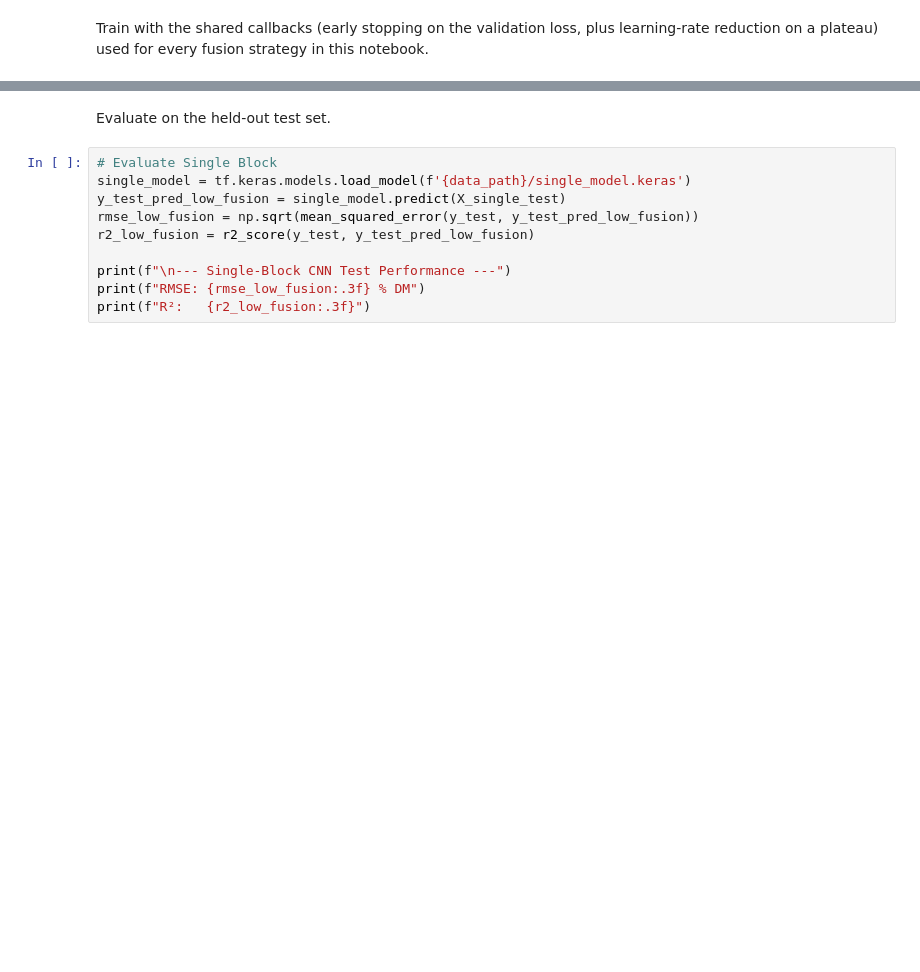
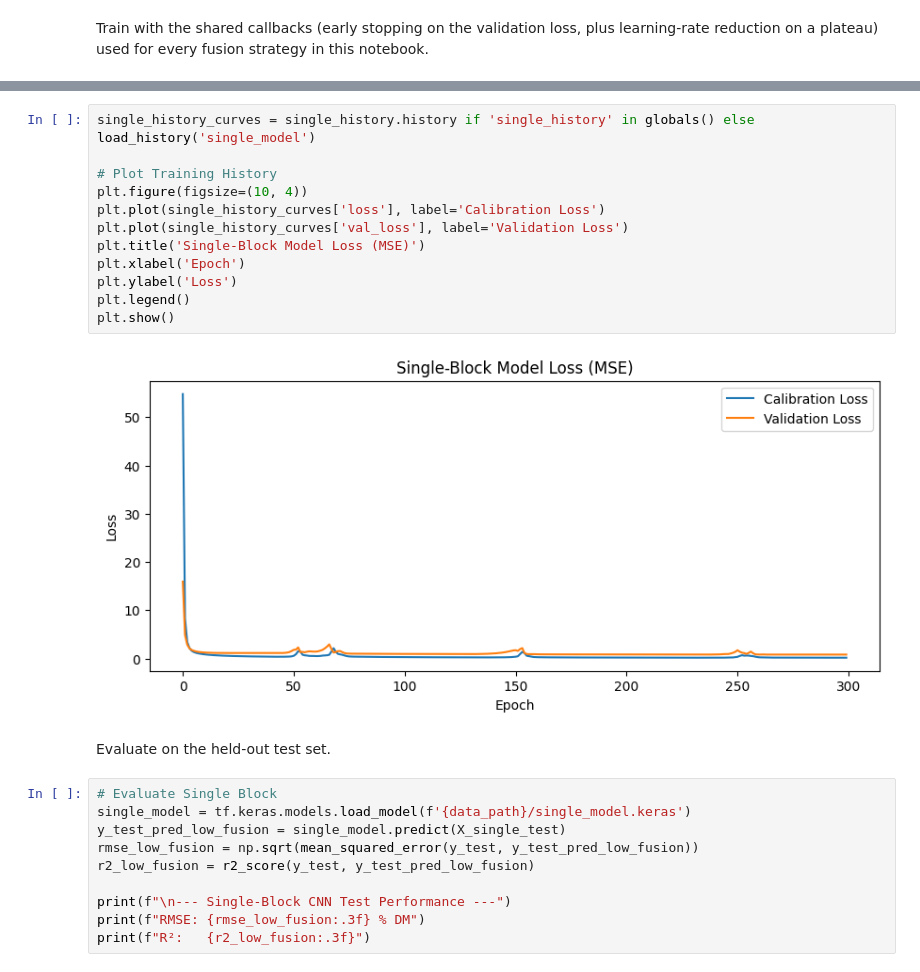
Before and after one commit to LizaGenke/Chemometric-approaches-to-hyperspectral-processing, a Jupyter notebook: 2026/data_fusion.ipynb, the cells around one changed output, grey strips where cells are left out. Saved outputs shown, nothing was run; the diff lists cells and outputs as text; blank space fills up the shorter version.

```diff
--- a/2026/data_fusion.ipynb
+++ b/2026/data_fusion.ipynb
@@ -276,3 +284,17 @@ Restoring model weights from the end of the best epoch: 79.
+# %%
+single_history_curves = single_history.history if 'single_history' in globals() else load_history('single_model')
+
+# Plot Training History
+plt.figure(figsize=(10, 4))
+plt.plot(single_history_curves['loss'], label='Calibration Loss')
+plt.plot(single_history_curves['val_loss'], label='Validation Loss')
+plt.title('Single-Block Model Loss (MSE)')
+plt.xlabel('Epoch')
+plt.ylabel('Loss')
+plt.legend()
+plt.show()
+# %% [output]
+[figure, added]
 # %% [markdown]
 Evaluate on the held-out test set.
 # %%
```
Also changed, not shown: parts of 23 cells of this notebook, 2 other files.
